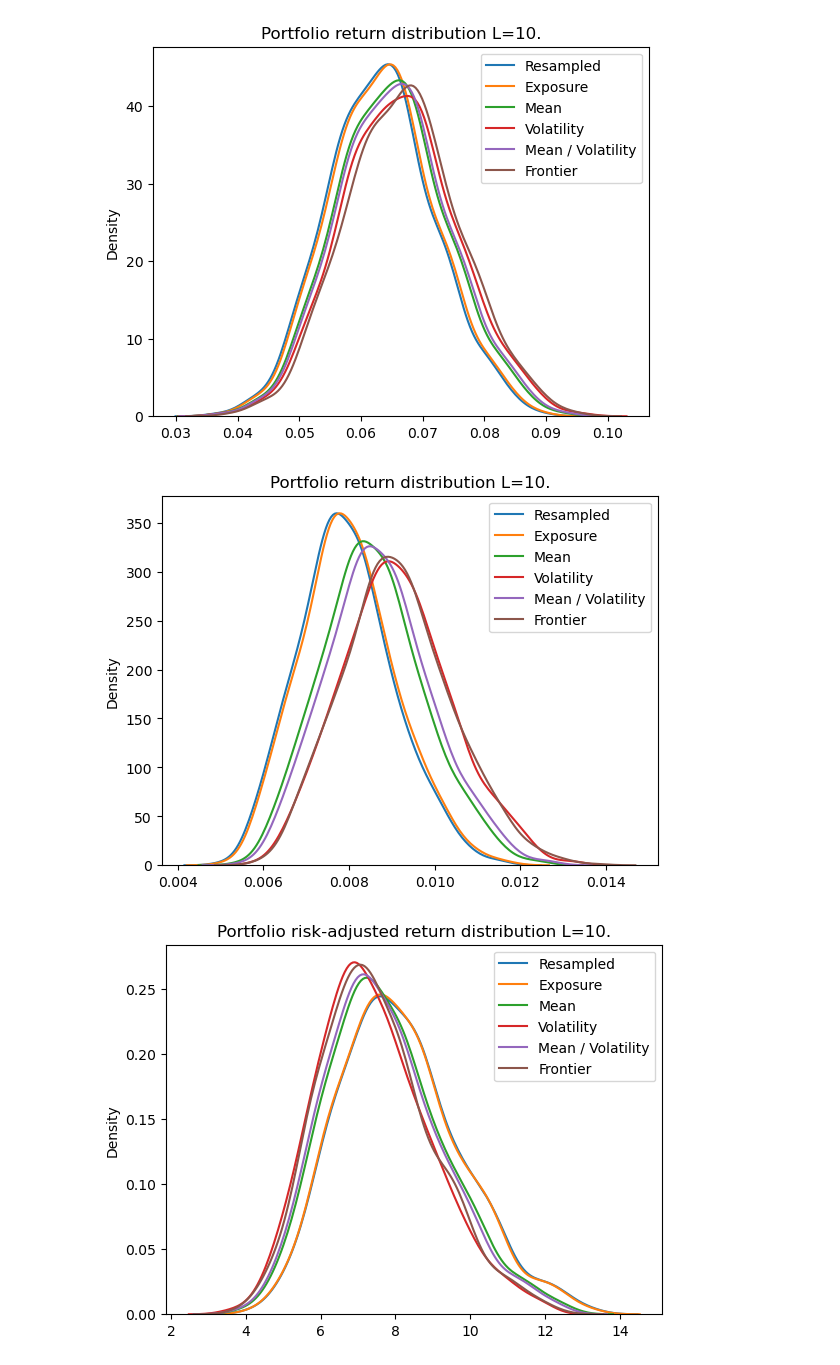
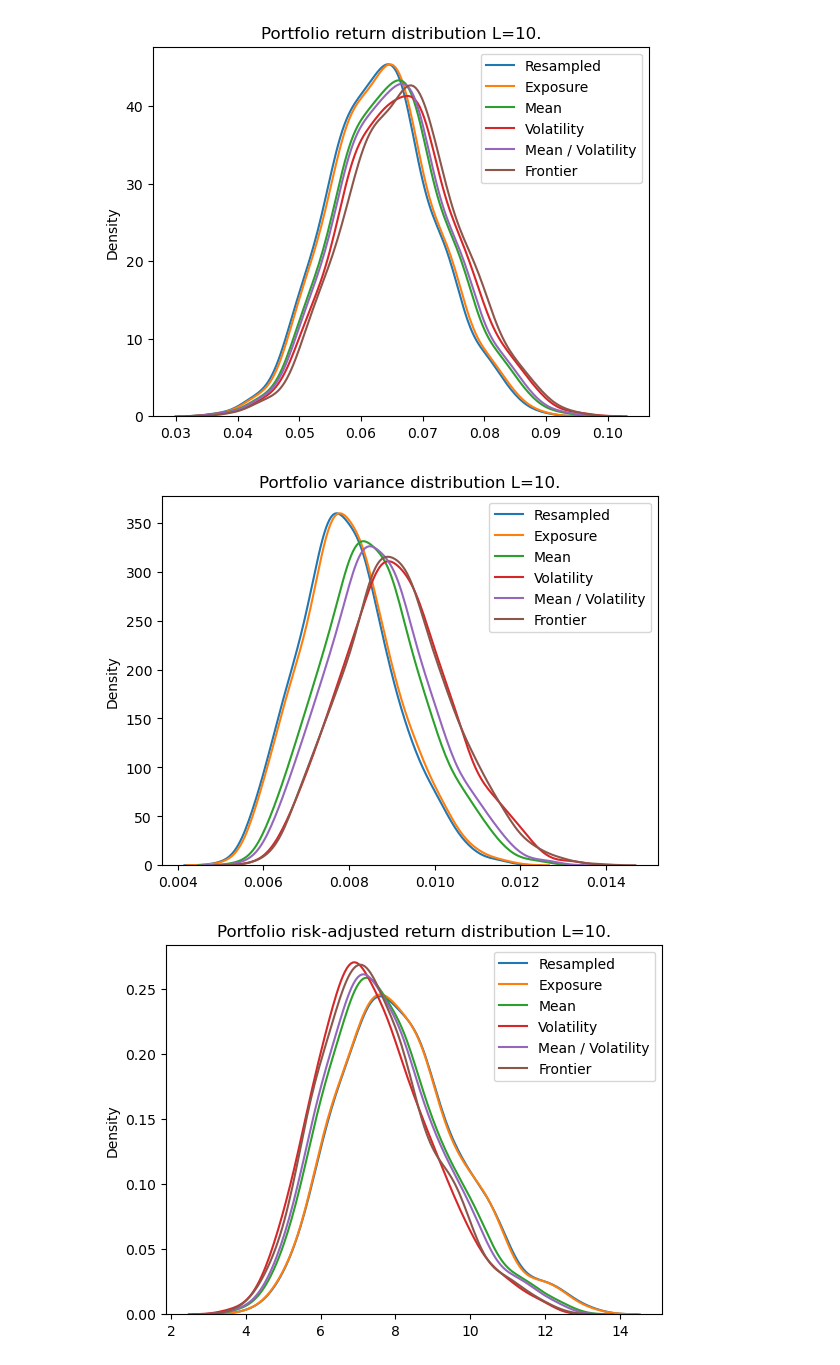
Before and after one commit to radusbriciu/pcrm-book, a Jupyter notebook: code/chapter6/chapter6_4.ipynb, the cells around one changed output. Drawn from its saved outputs; the diff is of its cells as text; code cells hidden in the pictures.

```diff
--- a/code/chapter6/chapter6_4.ipynb
+++ b/code/chapter6/chapter6_4.ipynb
@@ -169,16 +168,16 @@ plt.show()
 # %%
 # Variance
 sns.kdeplot(x=re_rr[0, :])
 sns.kdeplot(x=es_rr[0, :])
 sns.kdeplot(x=return_rr[0, :])
 sns.kdeplot(x=vol_rr[0, :])
 sns.kdeplot(x=mean_vol_rr[0, :])
 sns.kdeplot(x=frontier_rr[0, :])
-plt.title(f'Portfolio return distribution L={L}.')
+plt.title(f'Portfolio variance distribution L={L}.')
 plt.legend(['Resampled', 'Exposure', 'Mean', 'Volatility', 'Mean / Volatility', 'Frontier'])
 plt.show()
 # %% [output]
-[figure, old version]
+[figure, new version]
 # %%
 # Variance-adjusted return
 sns.kdeplot(x=re_rar)
```
Also changed, not shown: parts of 2 cells of this notebook, 11 other files.
